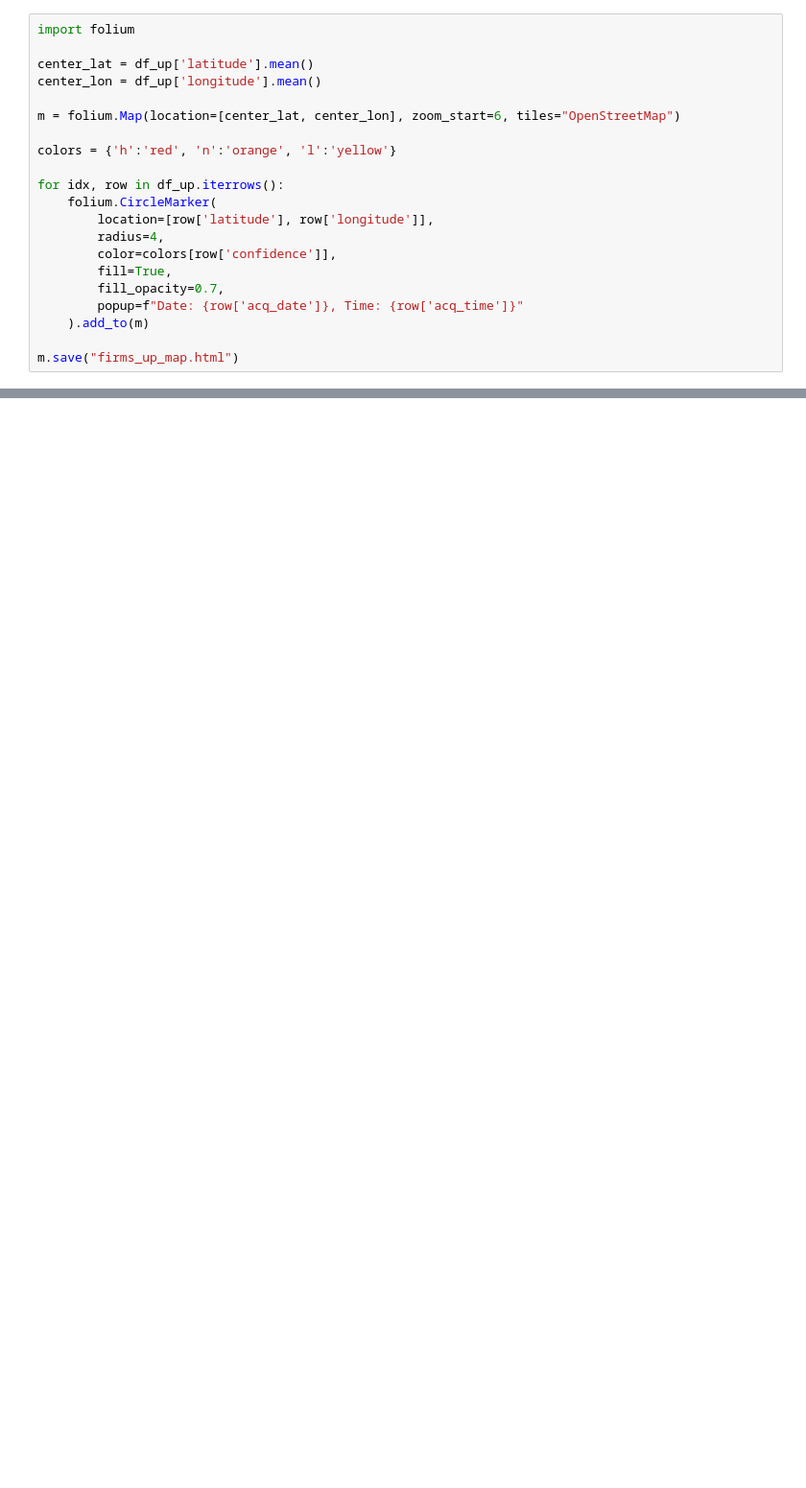
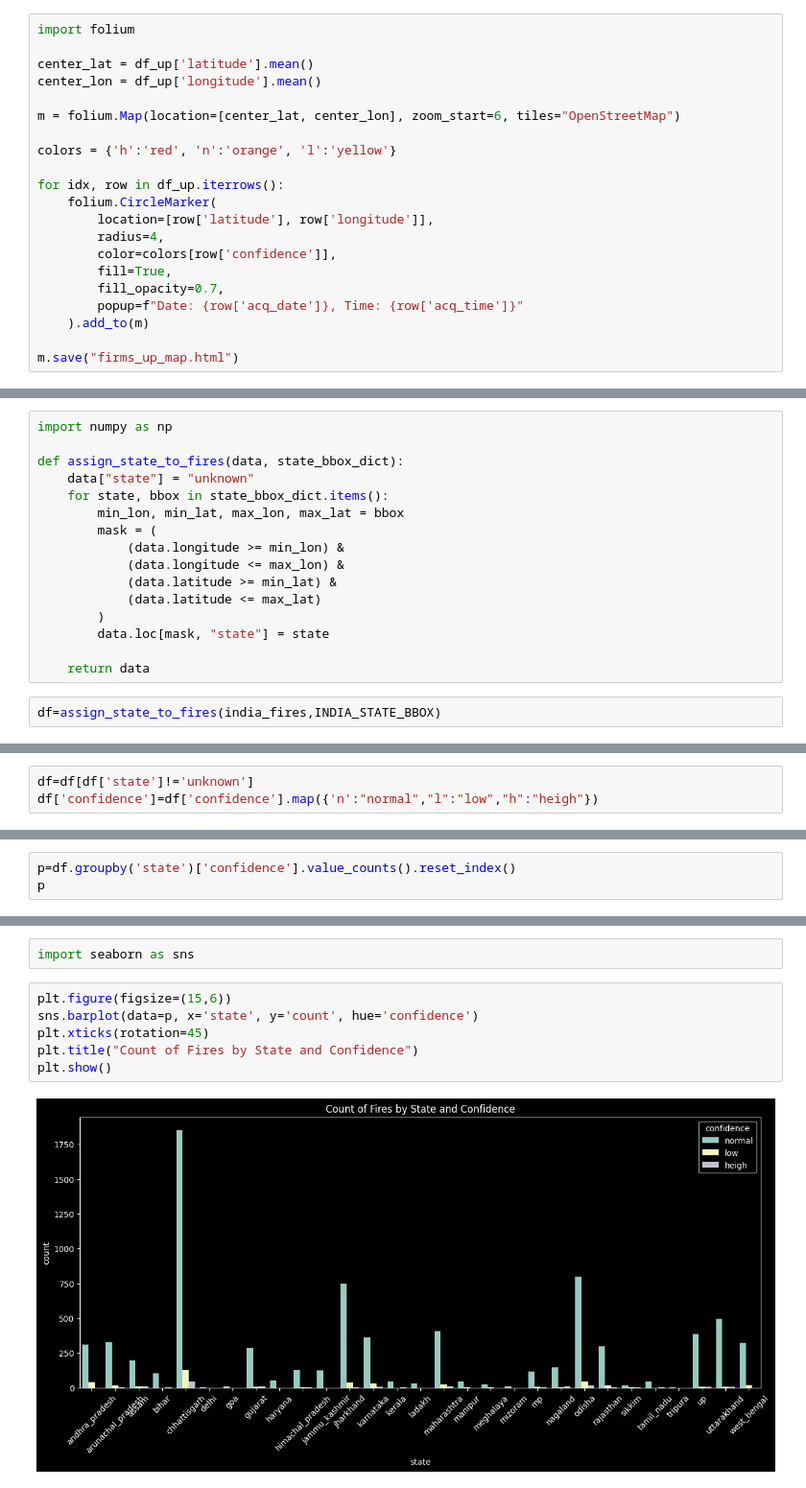
Before and after one commit to VashuTheGreat/Kryptonite-Hackathon-python, a Jupyter notebook: temp.ipynb, the cells around one changed output, grey strips where cells are left out. Shown at 96% size. Cells and saved outputs as stored; diff of their text form; blank space fills up the shorter version.

```diff
--- a/temp.ipynb
+++ b/temp.ipynb
@@ -275,0 +443,18 @@ m
+# %%
+import numpy as np
+
+def assign_state_to_fires(data, state_bbox_dict):
+    data["state"] = "unknown"
+    for state, bbox in state_bbox_dict.items():
+        min_lon, min_lat, max_lon, max_lat = bbox
+        mask = (
+            (data.longitude >= min_lon) &
+            (data.longitude <= max_lon) &
+            (data.latitude >= min_lat) &
+            (data.latitude <= max_lat)
+        )
+        data.loc[mask, "state"] = state
+
+    return data
+# %%
+df=assign_state_to_fires(india_fires,INDIA_STATE_BBOX)
@@ -275,0 +486,3 @@ m
+# %%
+df=df[df['state']!='unknown']
+df['confidence']=df['confidence'].map({'n':"normal","l":"low","h":"heigh"})
@@ -275,0 +505,3 @@ m
+# %%
+p=df.groupby('state')['confidence'].value_counts().reset_index()
+p
@@ -275,0 +522,10 @@ m
+# %%
+import seaborn as sns
+# %%
+plt.figure(figsize=(15,6))
+sns.barplot(data=p, x='state', y='count', hue='confidence')
+plt.xticks(rotation=45)
+plt.title("Count of Fires by State and Confidence")
+plt.show()
+# %% [output]
+[figure, added]
```
Also changed, not shown: parts of 32 cells of this notebook, 2 other files.
